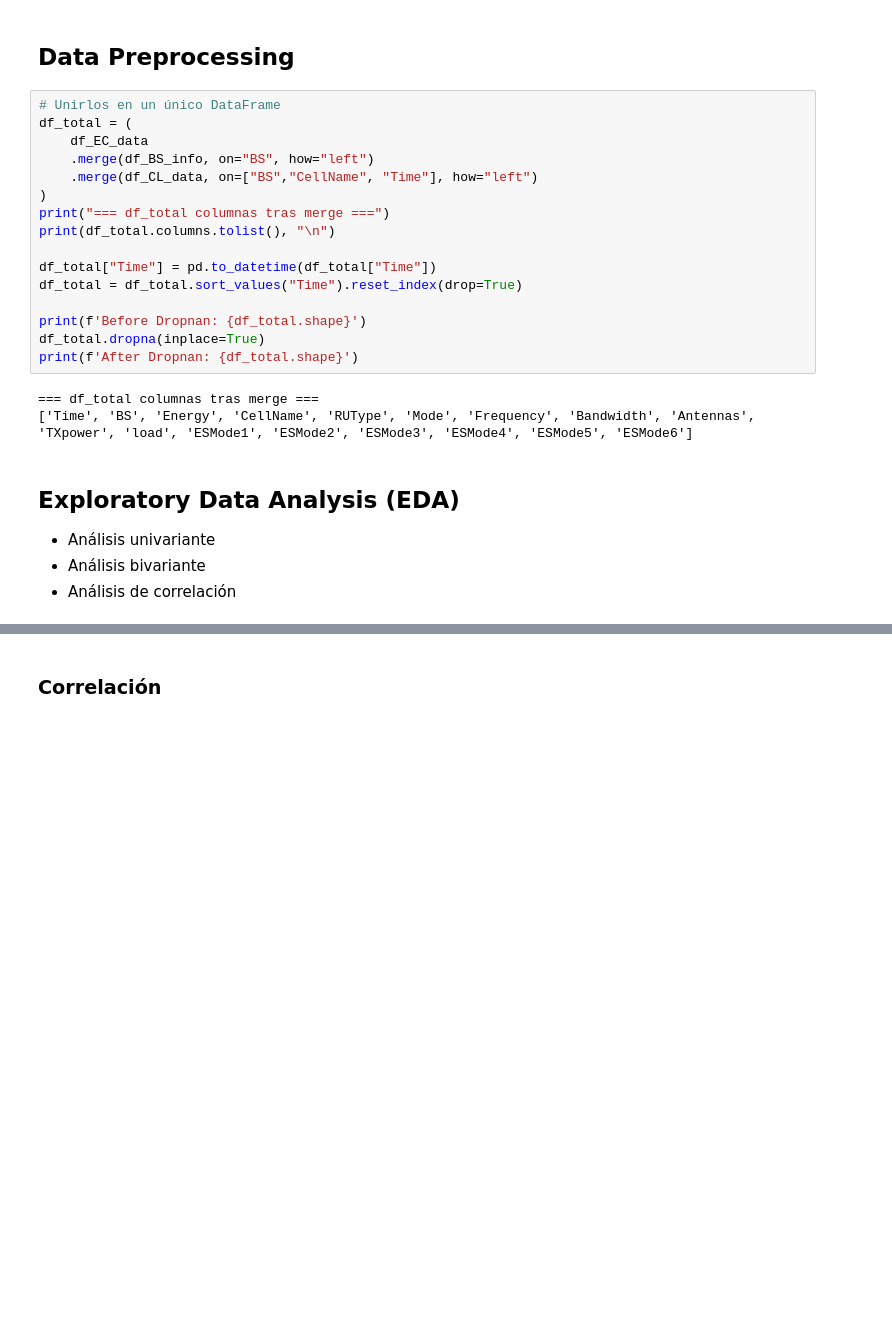
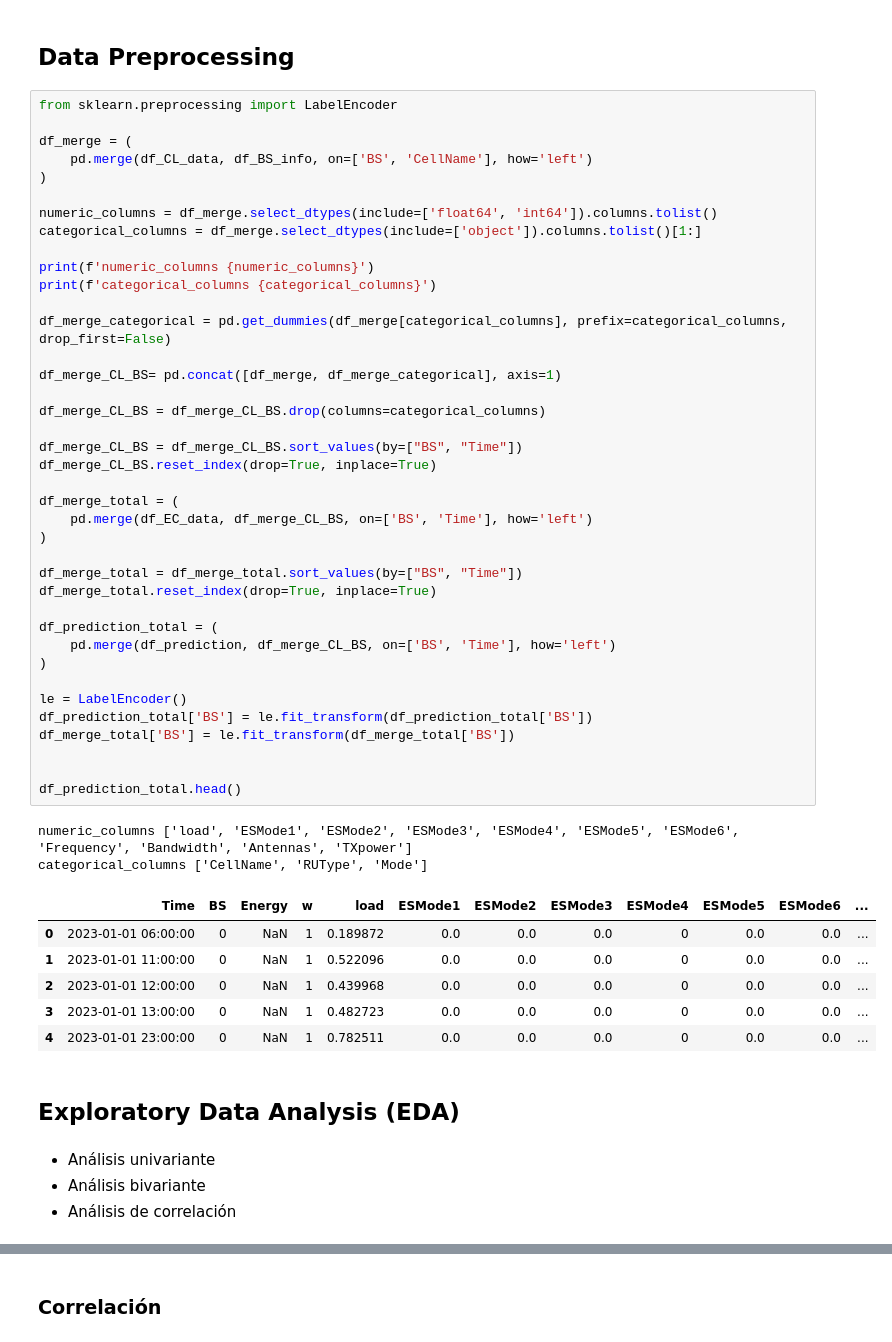
Before and after one commit to Jimateo/AI-ML-for-5G-Energy-Consumption-Modelling, a Jupyter notebook: Prueba_Tecnica_Laude.ipynb, the cells around one changed output, grey strips where cells are left out. Drawn from its saved outputs; the diff is of its cells as text; blank space fills up the shorter version.

```diff
--- a/Prueba_Tecnica_Laude.ipynb
+++ b/Prueba_Tecnica_Laude.ipynb
@@ -13,28 +20,57 @@ for df in [df_BS_info, df_CL_data, df_EC_data]:
     df.columns = df.columns.str.strip()
 # %% [markdown]
 ## Data Preprocessing
-# %%
-# Unirlos en un único DataFrame
-df_total = (
-    df_EC_data
-    .merge(df_BS_info, on="BS", how="left")
-    .merge(df_CL_data, on=["BS","CellName", "Time"], how="left")
-)
-print("=== df_total columnas tras merge ===")
-print(df_total.columns.tolist(), "\n")
-
-df_total["Time"] = pd.to_datetime(df_total["Time"])
-df_total = df_total.sort_values("Time").reset_index(drop=True)
-
-print(f'Before Dropnan: {df_total.shape}')
-df_total.dropna(inplace=True)
-print(f'After Dropnan: {df_total.shape}')
-# %% [output]
-=== df_total columnas tras merge ===
-['Time', 'BS', 'Energy', 'CellName', 'RUType', 'Mode', 'Frequency', 'Bandwidth', 'Antennas', 'TXpower', 'load', 'ESMode1', 'ESMode2', 'ESMode3', 'ESMode4', 'ESMode5', 'ESMode6']
+# %%
+from sklearn.preprocessing import LabelEncoder
+
+df_merge = (
+    pd.merge(df_CL_data, df_BS_info, on=['BS', 'CellName'], how='left')
+)
+
+numeric_columns = df_merge.select_dtypes(include=['float64', 'int64']).columns.tolist()
+categorical_columns = df_merge.select_dtypes(include=['object']).columns.tolist()[1:]
+
+print(f'numeric_columns {numeric_columns}')
+print(f'categorical_columns {categorical_columns}')
+
+df_merge_categorical = pd.get_dummies(df_merge[categorical_columns], prefix=categorical_columns, drop_first=False)
+
+df_merge_CL_BS= pd.concat([df_merge, df_merge_categorical], axis=1)
+
+df_merge_CL_BS = df_merge_CL_BS.drop(columns=categorical_columns)
+
+df_merge_CL_BS = df_merge_CL_BS.sort_values(by=["BS", "Time"])
+df_merge_CL_BS.reset_index(drop=True, inplace=True)
+
+df_merge_total = (
+    pd.merge(df_EC_data, df_merge_CL_BS, on=['BS', 'Time'], how='left')
+)
+
+df_merge_total = df_merge_total.sort_values(by=["BS", "Time"])
+df_merge_total.reset_index(drop=True, inplace=True)
+
+df_prediction_total = (
+    pd.merge(df_prediction, df_merge_CL_BS, on=['BS', 'Time'], how='left')
+)
+
+le = LabelEncoder()
+df_prediction_total['BS'] = le.fit_transform(df_prediction_total['BS'])
+df_merge_total['BS'] = le.fit_transform(df_merge_total['BS'])
+
+
+df_prediction_total.head()
+# %% [output]
+numeric_columns ['load', 'ESMode1', 'ESMode2', 'ESMode3', 'ESMode4', 'ESMode5', 'ESMode6', 'Frequency', 'Bandwidth', 'Antennas', 'TXpower']
+categorical_columns ['CellName', 'RUType', 'Mode']
+|  | Time | BS | Energy | w | load | ESMode1 | ESMode2 | ESMode3 | ESMode4 | ESMode5 | ESMode6 | ... |
+| 0 | 2023-01-01 06:00:00 | 0 | NaN | 1 | 0.189872 | 0.0 | 0.0 | 0.0 | 0 | 0.0 | 0.0 | ... |
+| 1 | 2023-01-01 11:00:00 | 0 | NaN | 1 | 0.522096 | 0.0 | 0.0 | 0.0 | 0 | 0.0 | 0.0 | ... |
+| 2 | 2023-01-01 12:00:00 | 0 | NaN | 1 | 0.439968 | 0.0 | 0.0 | 0.0 | 0 | 0.0 | 0.0 | ... |
+| 3 | 2023-01-01 13:00:00 | 0 | NaN | 1 | 0.482723 | 0.0 | 0.0 | 0.0 | 0 | 0.0 | 0.0 | ... |
+| 4 | 2023-01-01 23:00:00 | 0 | NaN | 1 | 0.782511 | 0.0 | 0.0 | 0.0 | 0 | 0.0 | 0.0 | ... |
+# %% [markdown]
+## Exploratory Data Analysis (EDA)
 # %% [markdown]
-## Exploratory Data Analysis (EDA)
-
 - Análisis univariante
 - Análisis bivariante
 - Análisis de correlación
```
Also changed, not shown: parts of 15 cells of this notebook.
